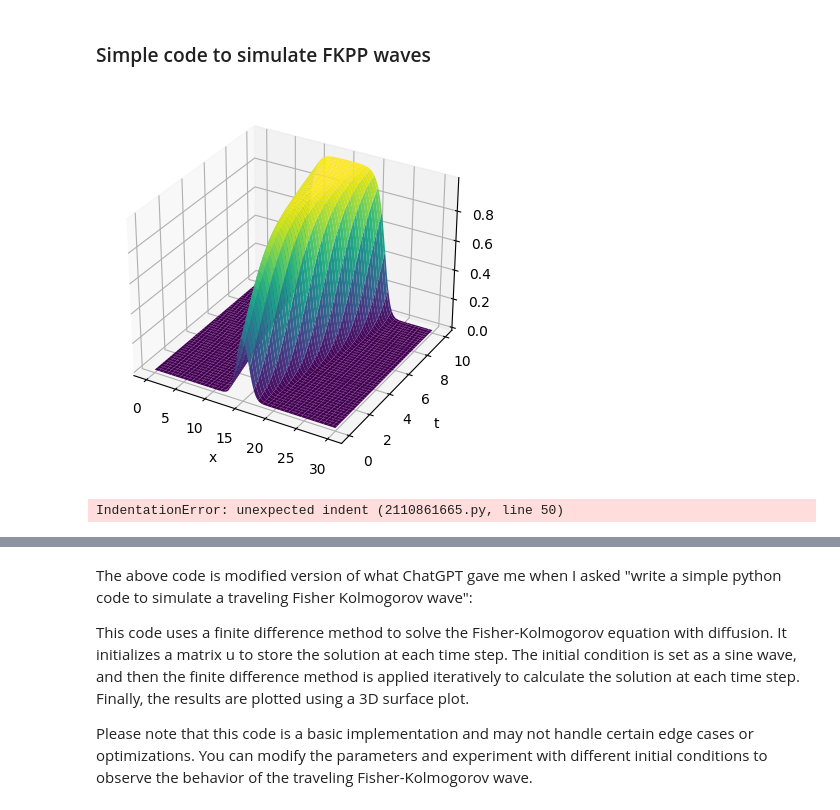
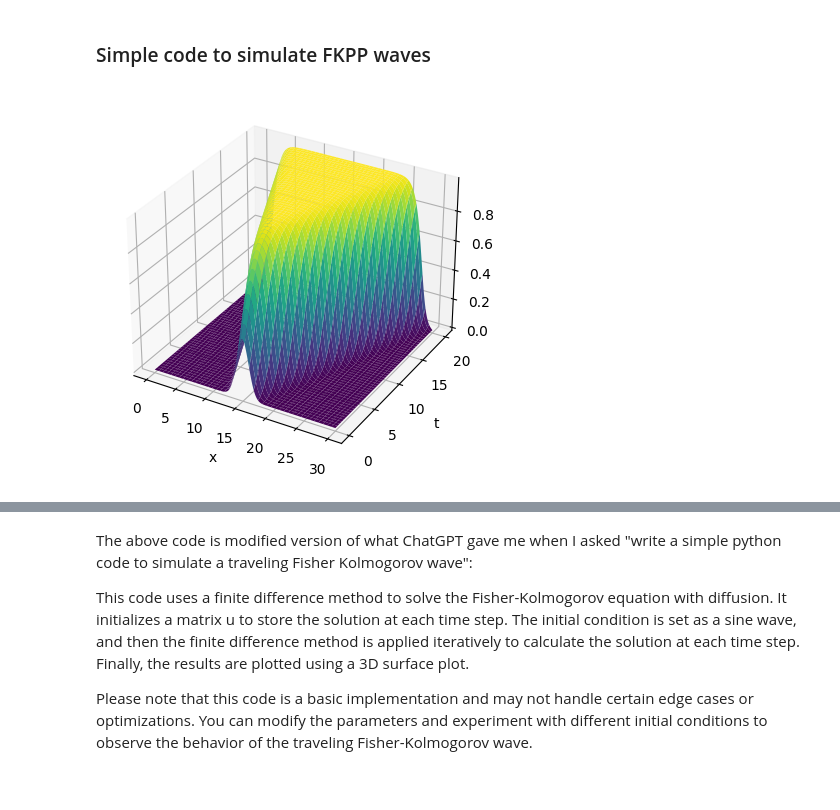
Before and after one commit to Hallatscheklab/PAM, a Jupyter notebook: _build/jupyter_execute/Traveling-Waves-nb.ipynb, the cells around one changed output, grey strips where cells are left out. Drawn from its saved outputs; the diff is of its cells as text; code cells hidden in the pictures.

```diff
--- a/_build/jupyter_execute/Traveling-Waves-nb.ipynb
+++ b/_build/jupyter_execute/Traveling-Waves-nb.ipynb
@@ -100,7 +115,7 @@ import matplotlib.pyplot as plt
 D = 0.1  # Diffusion coefficient
 a = 1.0  # Fisher-Kolmogorov parameter
 L = 30.0  # Length of the domain
-T = 10.0  # Simulation time
+T = 20.0  # Simulation time
 dx = 0.1  # Spatial step size
 dt = 0.01  # Time step size
 
@@ -113,98 +128,31 @@ M = int(T / dt) + 1
 
 # Initialize the solution matrix
 u = np.zeros((M, N))
 
 # Set the initial condition
 u[0, :] = N0/(sigma0 * np.sqrt(2 * np.pi)) * np.exp( - (np.linspace(0, L, N)-L/2)**2 / (2 * sigma0**2))
 
 #u[0, :] = np.sin(np.pi * np.linspace(0, L, N) / L)
 
 # Apply the finite difference method
 for k in range(M - 1):
     for i in range(1, N - 1):
         u[k + 1, i] = u[k, i] + dt * (
             D * (u[k, i - 1] - 2 * u[k, i] + u[k, i + 1]) / dx**2 +
             a * u[k, i] * (1 - u[k, i])
         )
 
 # Plot the results
 x = np.linspace(0, L, N)
 t = np.linspace(0, T, M)
 X, T = np.meshgrid(x, t)
 
 fig = plt.figure()
 ax = fig.add_subplot(111, projection='3d')
 ax.plot_surface(X, T, u, cmap='viridis')
 ax.set_xlabel('x')
 ax.set_ylabel('t')
 ax.set_zlabel('u')
 plt.show()
 # %% [output]
-[figure, old version]
+[figure, new version]
-# %%
-import numpy as np
-import matplotlib.pyplot as plt
-
-# Parameters
-L = 100  # Length of the lattice
-T = 500  # Simulation time
-D = 0.1  # Diffusion coefficient
-r = 0.1  # net growth rate per particle
-K = 100 # carrying capacity
-dt = 0.1  # Time step size
-
-# Initialize the lattice
-lattice = np.zeros(L, dtype=int)
-
-# Set initial conditions
-midpoint = L // 2
-lattice[midpoint] = 1000
-
-# Simulation
-for t in range(T):
-    new_lattice = np.copy(lattice)
-    for i in range(L):
-        # Calculate diffusion
-        left = lattice[i-1] if i > 0 else lattice[L-1]
-        right = lattice[i+1] if i < L-1 else lattice[0]
-        diffusion = D * (left + right - 2 * lattice[i])
-
-        # Calculate birth and death
-        netgrowth = r * lattice[i] * (1-lattice[i] / K)
-
-        # Update particle count
-        new_lattice[i] += diffusion + netgrowth
-
-    # Compute new number of individuals from Poisson distribution
-    new_lattice = np.random.poisson(new_lattice * np.heaviside(new_lattice , 0))
-
-    # Update lattice
-    lattice = new_lattice
-
-# Plot the results
-x = np.arange(L)
-plt.plot(x, lattice)
-plt.xlabel('Position')
-plt.ylabel('Population')
-plt.title('Birth-Death-Diffusion Simulation')
-plt.show()
-
-
-    # Plot the results
-    x = np.arange(L)
-    plt.plot(x, lattice)
-    plt.xlabel('Position')
-    plt.ylabel('Population')
-    plt.title('Traveling Wave at Time t = {}'.format(t))
-    plt.show()
-
-# Create the slider widget
-time_slider = widgets.FloatSlider(value=0.0, min=0.0, max=T, step=dt, description='Time')
-
-# Create the interactive plot
-interactive_plot = widgets.interactive(update_plot, t=time_slider)
-
-# Display the interactive plot
-display(interactive_plot)
-# %% [output]
-IndentationError: unexpected indent (2110861665.py, line 50)
```
Also changed, not shown: parts of 17 cells of this notebook, 23 other files.
